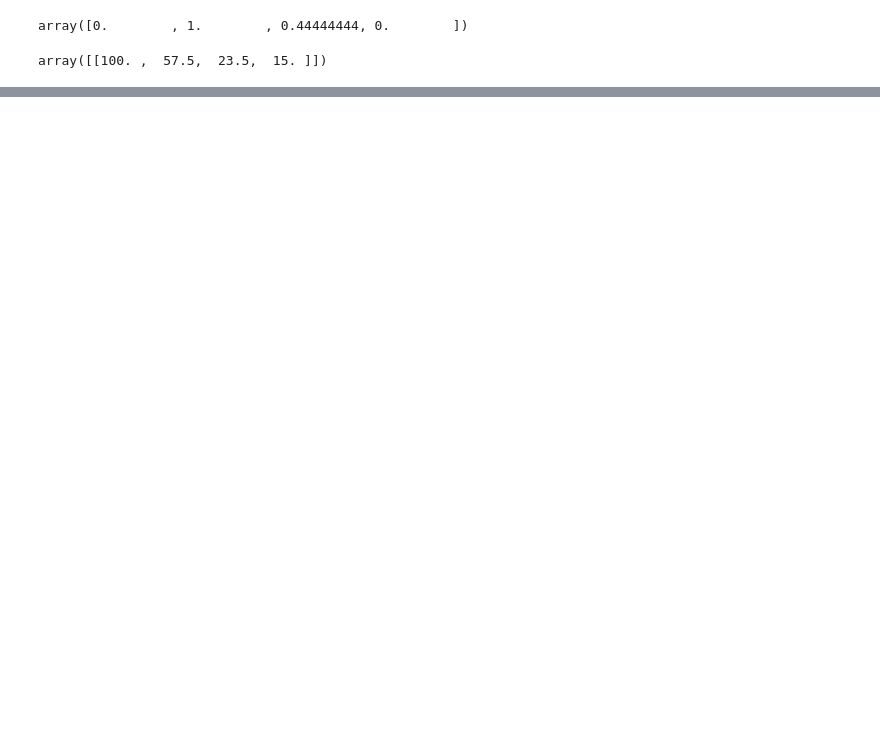
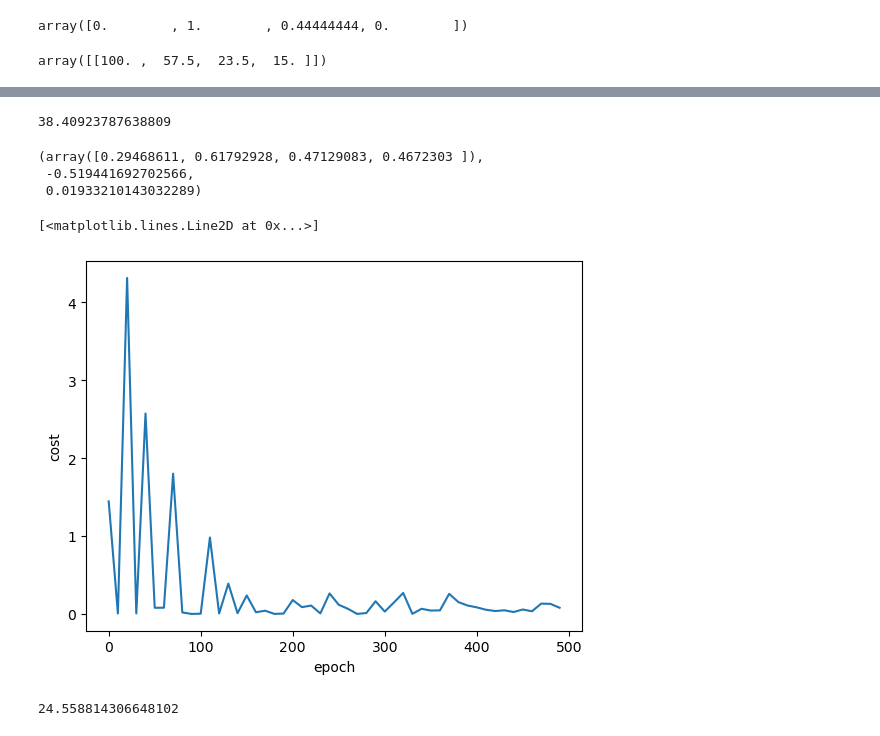
Before and after one commit to iwcfkr/nnstudy, a Jupyter notebook: tensor_py/nnforbattery.ipynb, the cells around one changed output, grey strips where cells are left out. Saved outputs shown, nothing was run; the diff lists cells and outputs as text; code cells hidden in the pictures; blank space fills up the shorter version.

```diff
--- a/tensor_py/nnforbattery.ipynb
+++ b/tensor_py/nnforbattery.ipynb
@@ -174,0 +223,52 @@ predict(1, 4.0, 50, 25, weights, bias)
+# %%
+predict(1, 4, 100, 15, weights, bias)
+# %% [output]
+38.40923787638809
+# %%
+def mbatch_gradient_descent(x, y_true, epochs, learning_rate, batch_size):
+    number_of_features = x.shape[1]
+    weights = np.ones(shape=(number_of_features))
+    bias = 0
+    total_samples = x.shape[0]
+    cost_list = []
+    epoch_list = []
+
+    for i in range(epochs):
+        j = 0
+        for j in range(batch_size):
+            random_index = random.randint(0, total_samples -1)
+            sample_x  = x[random_index]
+            sample_y  = y_true[random_index]
+            y_predicted = np.dot(weights, sample_x.T) + bias
+
+            weight_gradient = -(2/total_samples)*(sample_x.T.dot(sample_y-y_predicted))
+            bias_gradient = -(2/total_samples)*(sample_y-y_predicted)
+
+            weights = weights -  learning_rate*weight_gradient
+            bias = bias - learning_rate*bias_gradient
+
+            cost = np.square(sample_y-y_predicted)
+
+        if i%10==0:
+            cost_list.append(cost)
+            epoch_list.append(i)
+    return weights, bias, cost, cost_list, epoch_list
+# %%
+weights, bias, cost,  cost_list, epoch_list = mbatch_gradient_descent(scaled_features, scaled_SOC.reshape(scaled_SOC.shape[0],), 500, 0.01, 5)
+# %%
+weights, bias, cost
+# %% [output]
+(array([0.29468611, 0.61792928, 0.47129083, 0.4672303 ]),
+ -0.519441692702566,
+ 0.01933210143032289)
+# %%
+plt.xlabel("epoch")
+plt.ylabel("cost")
+plt.plot(epoch_list, cost_list)
+# %% [output]
+[<matplotlib.lines.Line2D at 0x...>]
+[figure, added]
+# %%
+predict(1, 4, 100, 15, weights, bias)
+# %% [output]
+24.558814306648102
```
Also changed, not shown: parts of 13 cells of this notebook, 1 other file.
